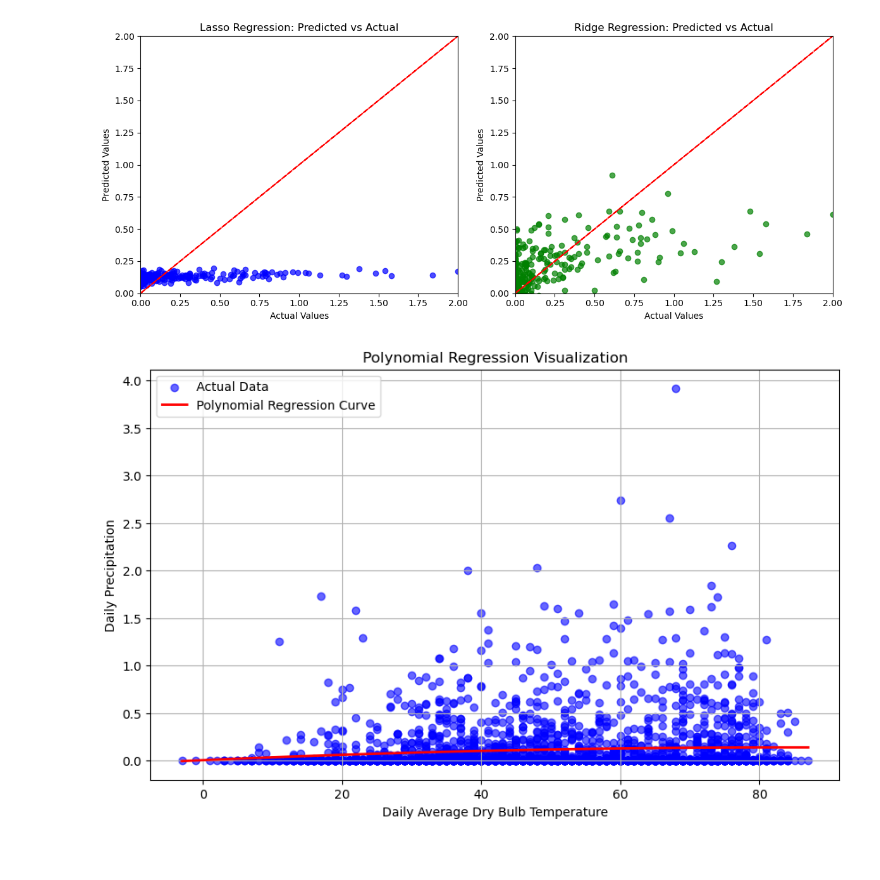
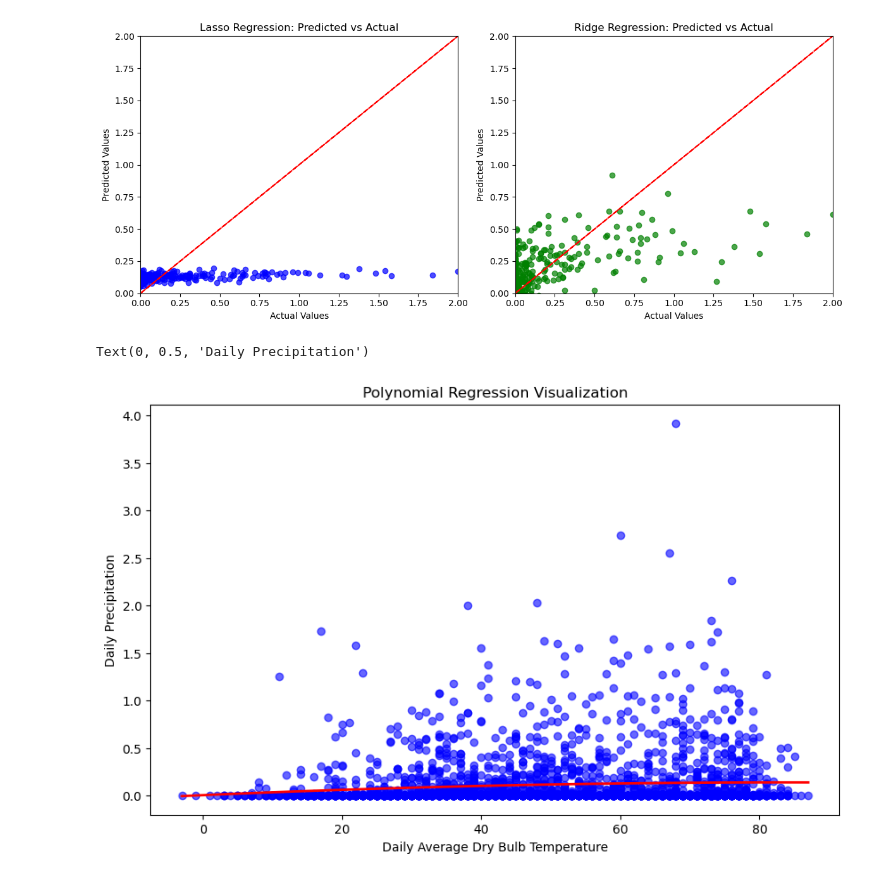
Before and after one commit to srinijalanda93/Adavance_ML, a Jupyter notebook: Lab-2/24482526ADML_2.ipynb, the cells around one changed output. Drawn from its saved outputs; the diff is of its cells as text; code cells hidden in the pictures.

```diff
--- a/Lab-2/24482526ADML_2.ipynb
+++ b/Lab-2/24482526ADML_2.ipynb
@@ -362,34 +362,35 @@ from sklearn.linear_model import LinearRegression
 
 # Use one feature for visualization (e.g., DailyAverageDryBulbTemperature)
 X_single_feature = data[['DailyAverageDryBulbTemperature']]
 y = data['DailyPrecipitation']
 
 # Split the data
 X_train_single, X_test_single, y_train_single, y_test_single = train_test_split(X_single_feature, y, test_size=0.2, random_state=32)
 
 # Create polynomial features
 poly = PolynomialFeatures(degree=2)  # Change the degree as needed
 X_train_poly = poly.fit_transform(X_train_single)
 X_test_poly = poly.transform(X_test_single)
 
 # Fit a Linear Regression model
 model = LinearRegression()
 model.fit(X_train_poly, y_train_single)
 
 # Create a range of values for plotting the polynomial curve
 X_plot = np.linspace(X_single_feature.min(), X_single_feature.max(), 100).reshape(-1, 1)
 X_plot_poly = poly.transform(X_plot)
 y_plot = model.predict(X_plot_poly)
 
 # Plot the actual data and the polynomial regression curve
 plt.figure(figsize=(10, 6))
 plt.scatter(X_single_feature, y, color='blue', label='Actual Data', alpha=0.6)
 plt.plot(X_plot, y_plot, color='red', label='Polynomial Regression Curve', linewidth=2)
 plt.title('Polynomial Regression Visualization')
 plt.xlabel('Daily Average Dry Bulb Temperature')
 plt.ylabel('Daily Precipitation')
-plt.legend()
-plt.grid()
-plt.show()
+# plt.legend()
+# plt.grid()
+# plt.show()
 # %% [output]
+Text(0, 0.5, 'Daily Precipitation')
-[figure, old version]
+[figure, new version]
```
Also changed, not shown: 1 other file.
